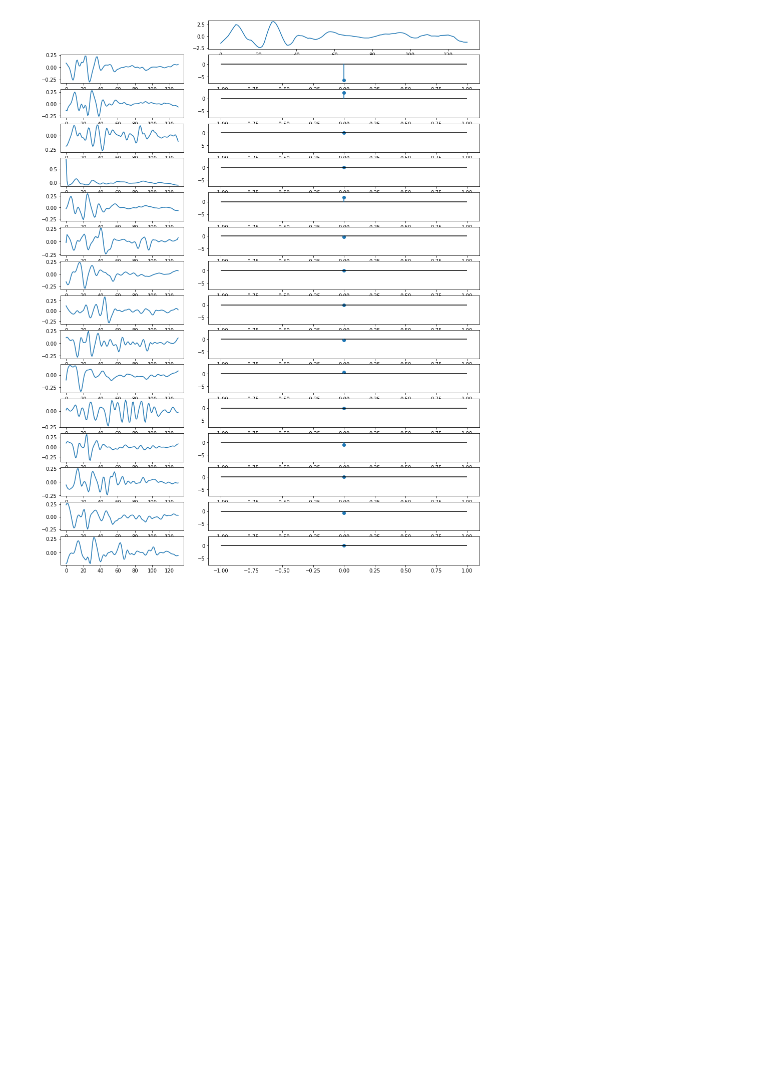
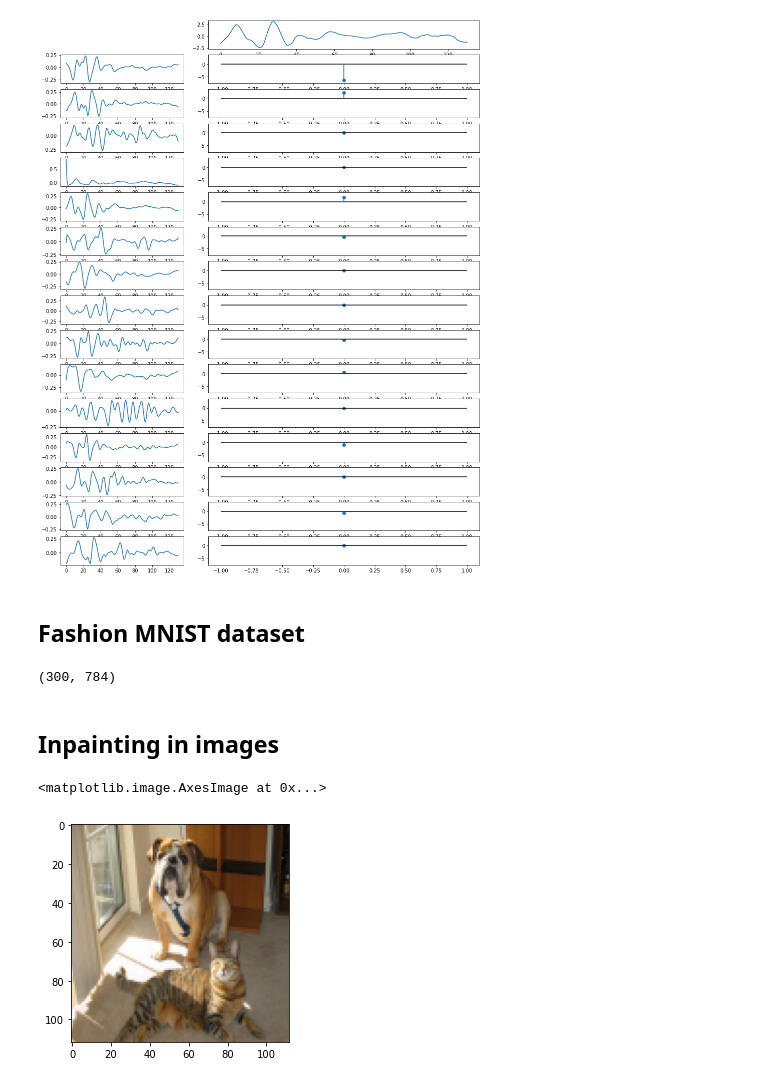
Before and after one commit to thomaschabal/OnlineDictionaryLearningForSparseCoding, a Jupyter notebook: main.ipynb, the cells around one changed output. Saved outputs shown, nothing was run; the diff lists cells and outputs as text; code cells hidden in the pictures; blank space fills up the shorter version.

```diff
--- a/main.ipynb
+++ b/main.ipynb
@@ -190,3 +189,27 @@ plot_DL(X[ind, :], X_transformed[ind,:].T, D.T)
 Label: 3
 15
 [figure]
+# %% [markdown]
+## Fashion MNIST dataset
+# %%
+from online_learning.datasets import make_fashion_mnist
+
+X_fashion = make_fashion_mnist(300)
+print(X_fashion.shape)
+# %% [output]
+(300, 784)
+# %% [markdown]
+## Inpainting in images
+# %%
+from online_learning.utils import add_text_on_image, show_imgs
+
+import cv2
+import matplotlib.pyplot as plt
+
+path = "/Users/thomas/Perso/MVA/S2/DeepInPractice/TPs/TP2/dog_cat.png"
+img = plt.imread(path)
+img = cv2.resize(img, (int(img.shape[0] / 2), int(img.shape[1] / 2)))
+plt.imshow(img)
+# %% [output]
+<matplotlib.image.AxesImage at 0x...>
+[figure, added]
```
Also changed, not shown: parts of 2 cells of this notebook, 1 other file.
